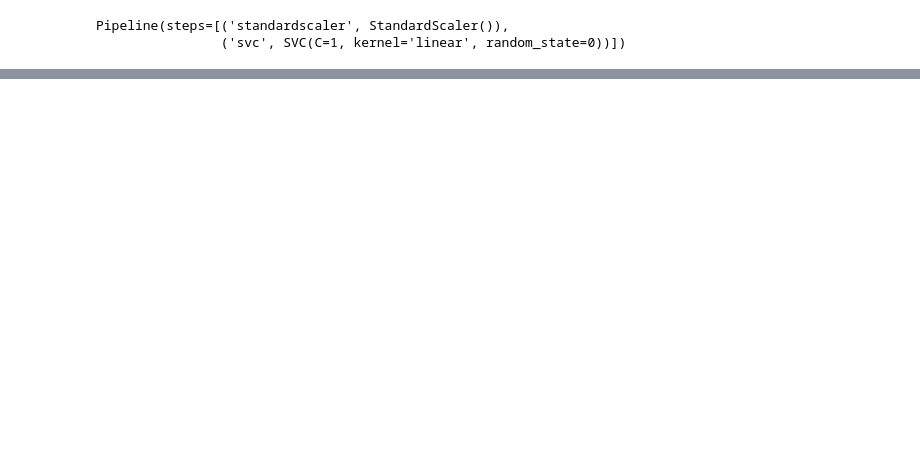
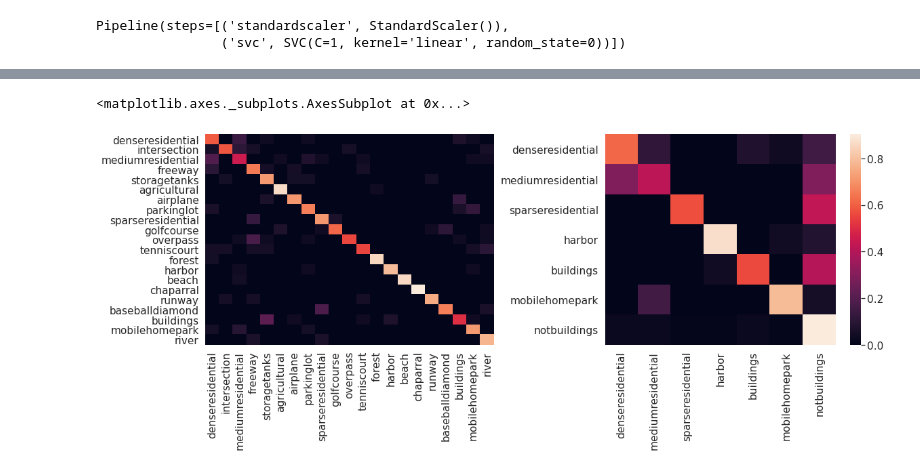
Before and after one commit to ai4er-cdt/gtc-exposure, a Jupyter notebook: notebooks/mja_tf/predict_from_features.ipynb, the cells around one changed output, grey strips where cells are left out. Cells and saved outputs as stored; diff of their text form; code cells hidden in the pictures; blank space fills up the shorter version.

```diff
--- a/notebooks/mja_tf/predict_from_features.ipynb
+++ b/notebooks/mja_tf/predict_from_features.ipynb
@@ -171,0 +246,10 @@ Text(32.99999999999999, 0.5, 'True')
+# %%
+sns.set(font_scale=1.4)
+
+figR, axR = plt.subplots(nrows=1, ncols=2, figsize=(18,8))
+figR.tight_layout(pad=7.0)
+heatmap(conf, xticklabels=label_names, yticklabels=label_names, ax = axR[0], cbar=False)
+heatmap(conf2, xticklabels=label_names2, yticklabels=label_names2, ax = axR[1])
+# %% [output]
+<matplotlib.axes._subplots.AxesSubplot at 0x...>
+[figure, added]
```
Also changed, not shown: parts of 11 cells of this notebook, 1 other file.
